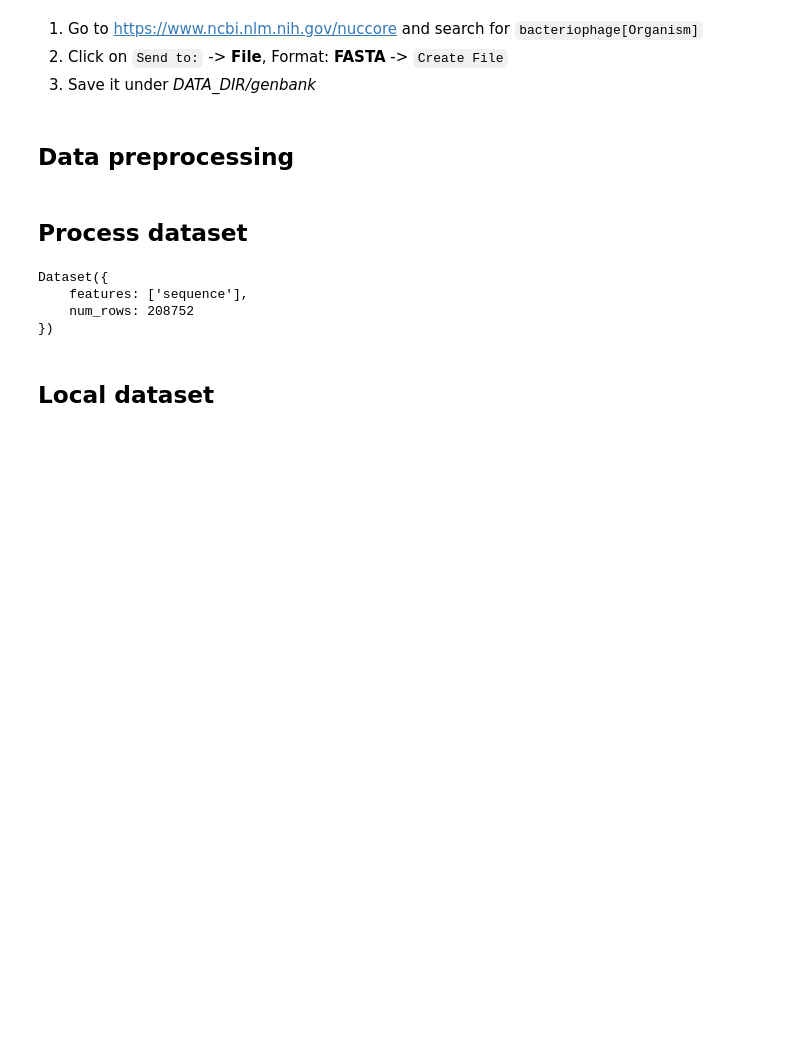
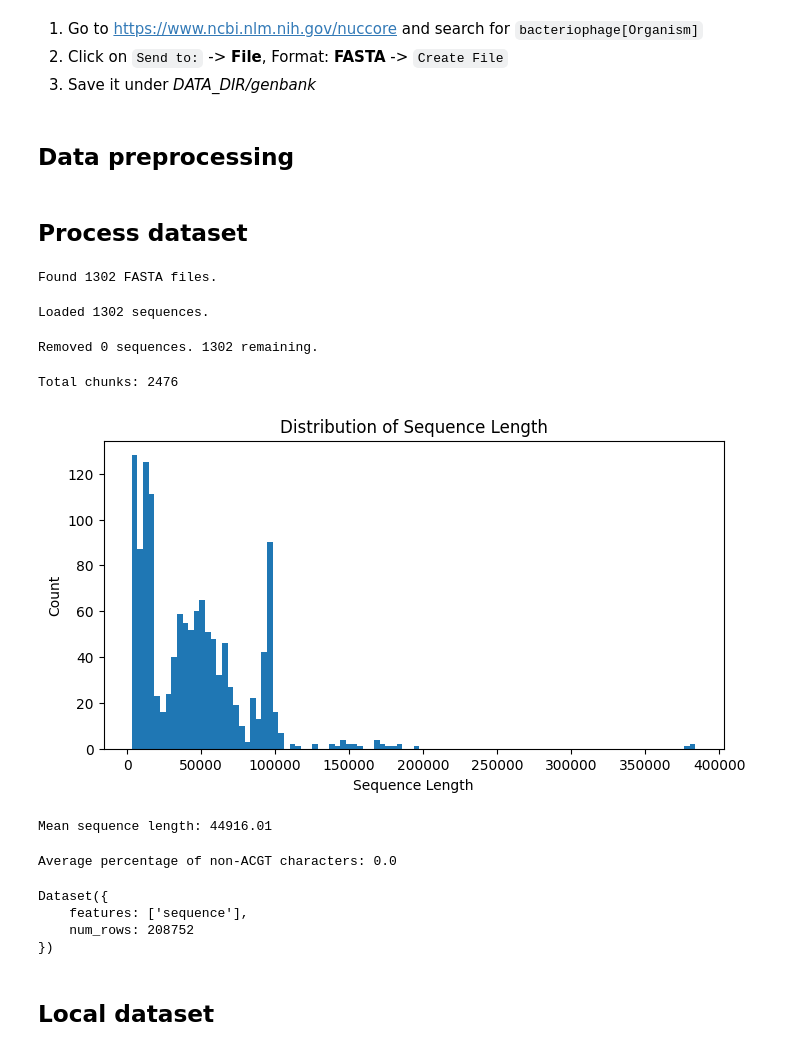
Before and after one commit to nathan-heig/FoundedPBI-code, a Jupyter notebook: finetuning/prepare_data.ipynb, the cells around one changed output. Saved outputs shown, nothing was run; the diff lists cells and outputs as text; code cells hidden in the pictures; blank space fills up the shorter version.

```diff
--- a/finetuning/prepare_data.ipynb
+++ b/finetuning/prepare_data.ipynb
@@ -82,7 +83,7 @@ import pandas as pd
 # MAX_LEN = 2048
 # MAX_LEN = 12288
 MAX_LEN = 32768 - 1
-MIN_LEN = 50
+MIN_LEN = 1000
 VALID_CHARS = {"A", "C", "G", "T", "N"}
 # %%
 # Set to uppercase, remove whitespaces and replace any unknown character with N
@@ -98,10 +99,14 @@ def load_all_sequences(fasta_dir: str, min_len: int) -> list[str]:
     """
     sequences = []
 
-    fasta_files = list(Path(fasta_dir).glob("**/*.fasta")) + \
-                  list(Path(fasta_dir).glob("**/*.fa")) + \
-                  list(Path(fasta_dir).glob("**/*.fna")) + \
-                  list(Path(fasta_dir).glob("**/*.fas"))
+    # fasta_files = list(Path(fasta_dir).glob("**/*.fasta")) + \
+    #               list(Path(fasta_dir).glob("**/*.fa")) + \
+    #               list(Path(fasta_dir).glob("**/*.fna")) + \
+    #               list(Path(fasta_dir).glob("**/*.fas"))
+
+
+    fasta_files = list(Path(fasta_dir).glob("**/*.fna"))
+    # fasta_files = list(Path(fasta_dir).glob("**/*.fas"))
 
     print(f"Found {len(fasta_files)} FASTA files.")
 
@@ -145,10 +150,39 @@ def chunk_sequences(sequences: list[str], max_len: int) -> list[str]:
 ## Process dataset
 # %%
 sequences = load_all_sequences(DATA_DIR, MIN_LEN)
+# %% [output]
+Found 1302 FASTA files.
+Loaded 1302 sequences.
 # %%
 sequences = deduplicate_sequences(sequences)
+# %% [output]
+Removed 0 sequences. 1302 remaining.
 # %%
 chunks = chunk_sequences(sequences, MAX_LEN)
+# %% [output]
+Total chunks: 2476
+# %%
+plt.figure(figsize=(8, 4))
+plt.hist(list(map(len, sequences)), bins=100)
+plt.xlabel('Sequence Length')
+plt.ylabel('Count')
+plt.title('Distribution of Sequence Length')
+plt.show()
+# %% [output]
+[figure, added]
+# %%
+print(f"Mean sequence length: {sum(map(len, sequences)) / len(sequences):.2f}")
+# %% [output]
+Mean sequence length: 44916.01
+# %%
+sum_perc_null = 0
+for s in tqdm(sequences):
+    # sum_perc_null += len(list(filter(lambda x: x not in "ACGT", s))) / len(s)
+    valid = s.count("A") + s.count("C") + s.count("G") + s.count("T")
+    sum_perc_null += (len(s) - valid) / len(s)
+print(f"Average percentage of non-ACGT characters: {sum_perc_null/len(sequences) * 100}")
+# %% [output]
+Average percentage of non-ACGT characters: 0.0
 # %%
 hf_dataset = Dataset.from_dict({"sequence": chunks})
 print(hf_dataset)
```
Also changed, not shown: parts of 2 cells of this notebook, 5 other files.
